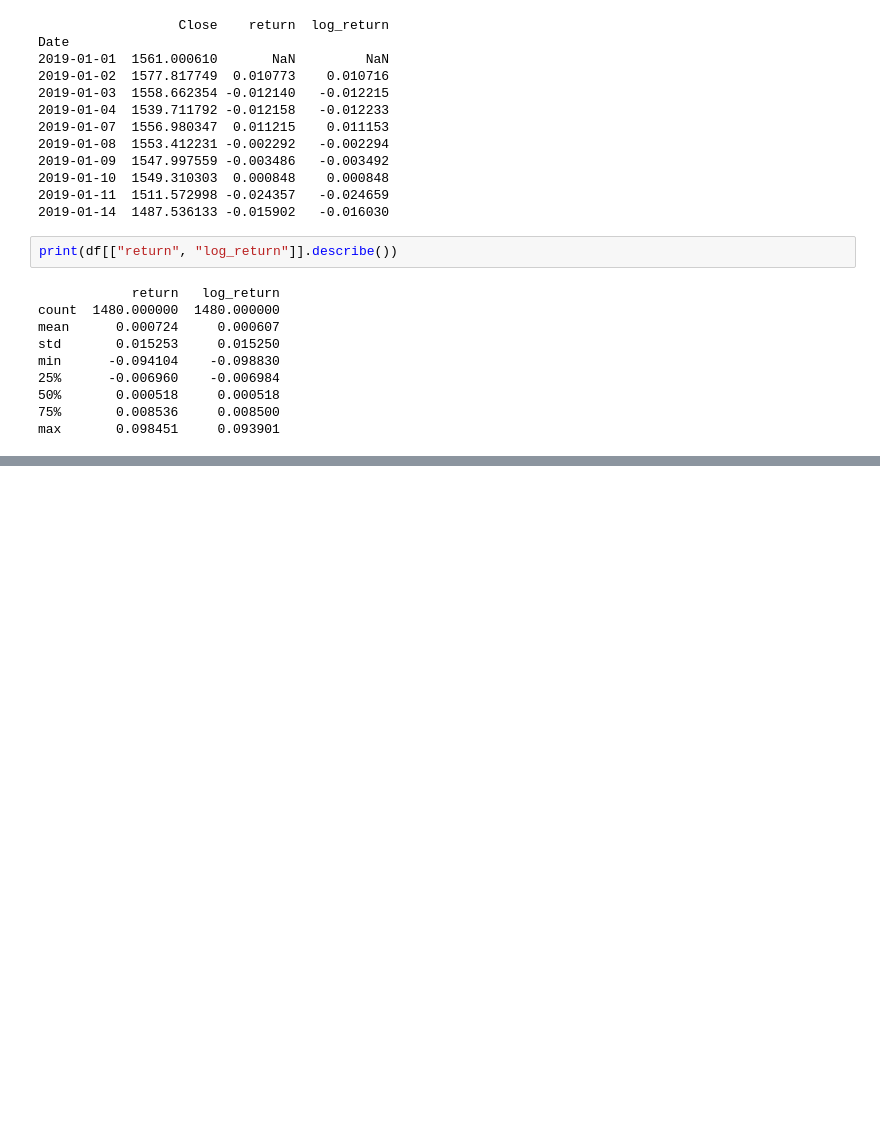
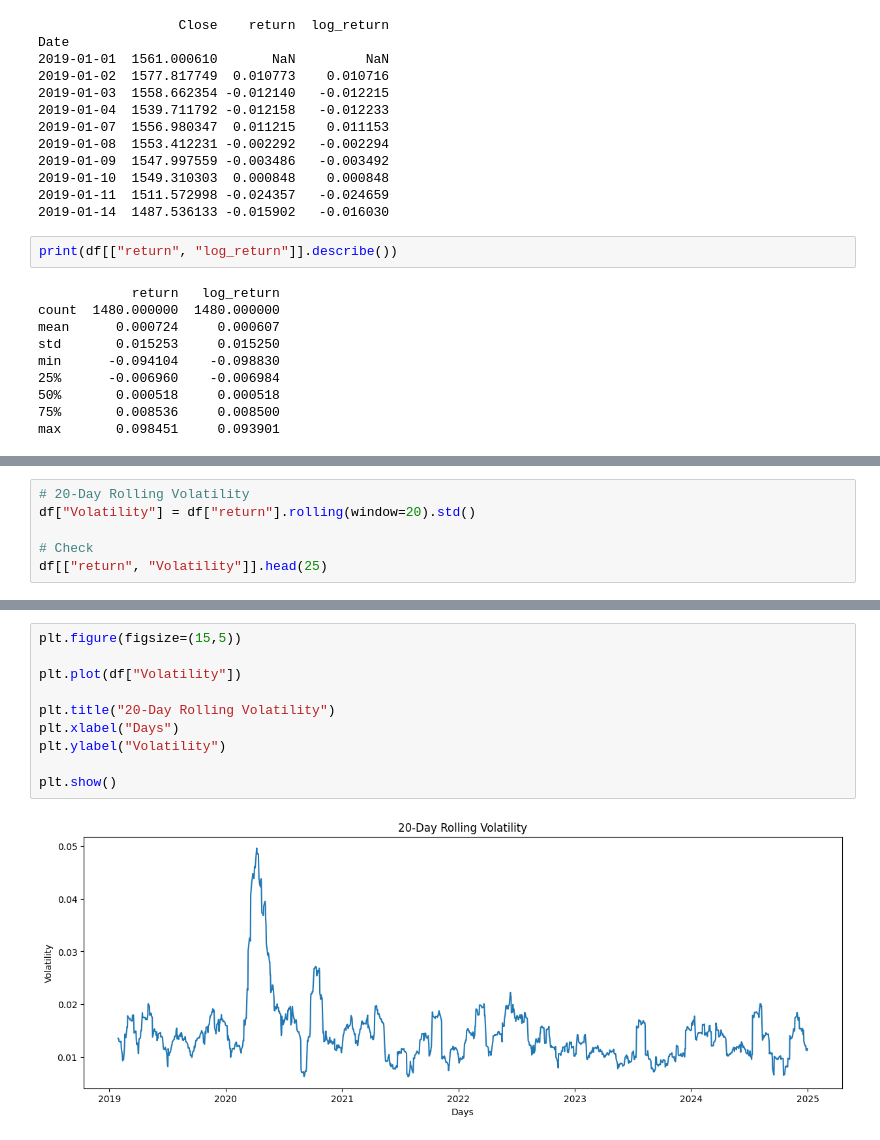
Before and after one commit to adityab-tech/Prism, a Jupyter notebook: W2_Prism.ipynb, the cells around one changed output, grey strips where cells are left out. Saved outputs shown, nothing was run; the diff lists cells and outputs as text; blank space fills up the shorter version.

```diff
--- a/W2_Prism.ipynb
+++ b/W2_Prism.ipynb
@@ -164,0 +211,6 @@ max       0.098451     0.093901
+# %%
+# 20-Day Rolling Volatility
+df["Volatility"] = df["return"].rolling(window=20).std()
+
+# Check
+df[["return", "Volatility"]].head(25)
@@ -164,0 +236,12 @@ max       0.098451     0.093901
+# %%
+plt.figure(figsize=(15,5))
+
+plt.plot(df["Volatility"])
+
+plt.title("20-Day Rolling Volatility")
+plt.xlabel("Days")
+plt.ylabel("Volatility")
+
+plt.show()
+# %% [output]
+[figure, added]
```
Also changed, not shown: parts of 8 cells of this notebook.
